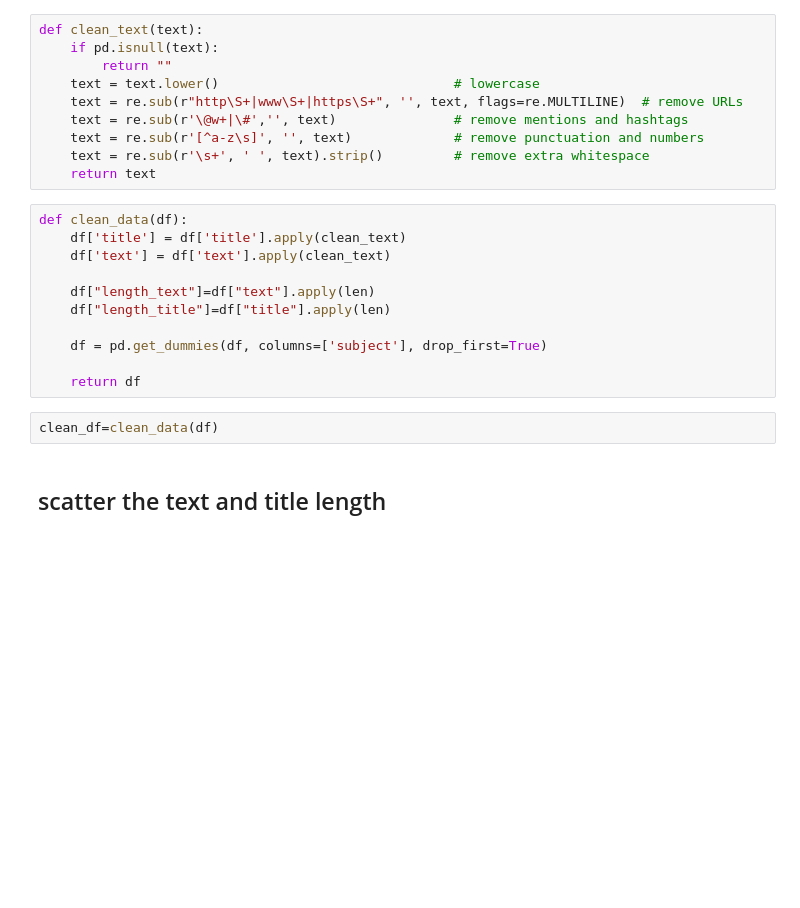
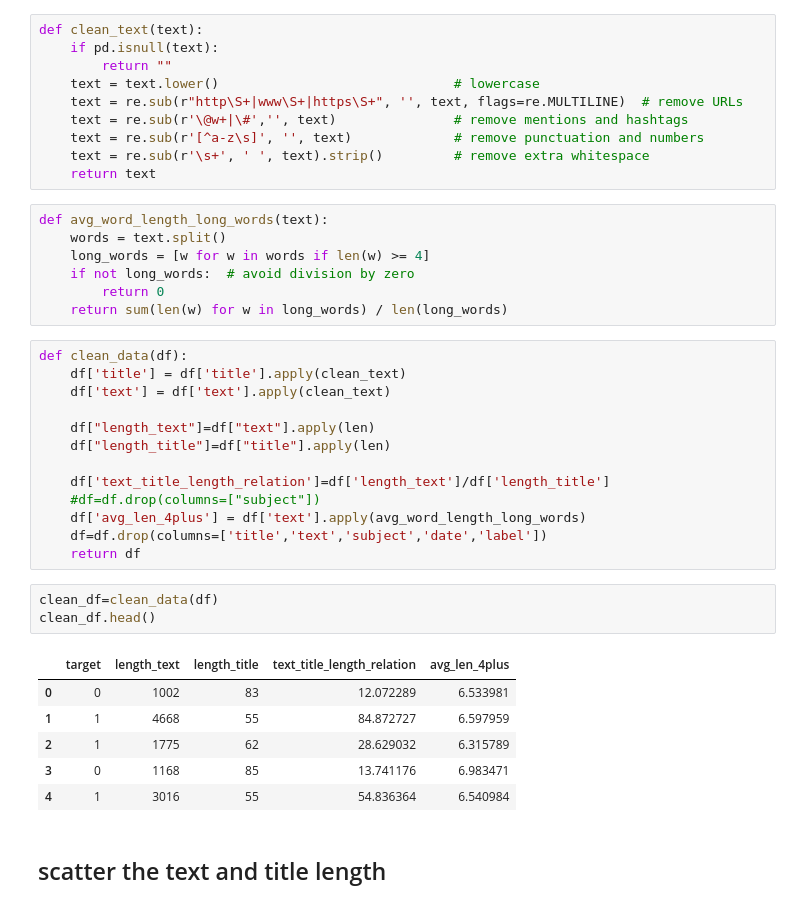
Before and after one commit to abolfazlshahsavaryyy/FakeNewsDetection, a Jupyter notebook: MainJupyter.ipynb, the cells around one changed output. Cells and saved outputs as stored; diff of their text form; blank space fills up the shorter version.

Commit message:
feat: add new feature that is the average word lenght, Complete the clean data process, showing the relation of True and Fake news with relation of title and text length, split the train and test

```diff
--- a/MainJupyter.ipynb
+++ b/MainJupyter.ipynb
@@ -33,6 +38,13 @@ def clean_text(text):
     text = re.sub(r'[^a-z\s]', '', text)             # remove punctuation and numbers
     text = re.sub(r'\s+', ' ', text).strip()         # remove extra whitespace
     return text
+# %%
+def avg_word_length_long_words(text):
+    words = text.split()
+    long_words = [w for w in words if len(w) >= 4]
+    if not long_words:  # avoid division by zero
+        return 0
+    return sum(len(w) for w in long_words) / len(long_words)
 # %%
 def clean_data(df):
     df['title'] = df['title'].apply(clean_text)
@@ -41,11 +53,21 @@ def clean_data(df):
     df["length_text"]=df["text"].apply(len)
     df["length_title"]=df["title"].apply(len)
 
-    df = pd.get_dummies(df, columns=['subject'], drop_first=True)
-
+    df['text_title_length_relation']=df['length_text']/df['length_title']
+    #df=df.drop(columns=["subject"])
+    df['avg_len_4plus'] = df['text'].apply(avg_word_length_long_words)
+    df=df.drop(columns=['title','text','subject','date','label'])
     return df
 # %%
 clean_df=clean_data(df)
+clean_df.head()
+# %% [output]
+|  | target | length_text | length_title | text_title_length_relation | avg_len_4plus |
+| 0 | 0 | 1002 | 83 | 12.072289 | 6.533981 |
+| 1 | 1 | 4668 | 55 | 84.872727 | 6.597959 |
+| 2 | 1 | 1775 | 62 | 28.629032 | 6.315789 |
+| 3 | 0 | 1168 | 85 | 13.741176 | 6.983471 |
+| 4 | 1 | 3016 | 55 | 54.836364 | 6.540984 |
 # %% [markdown]
 ## scatter the text and title length
 # %%
```
Also changed, not shown: parts of 9 cells of this notebook.
